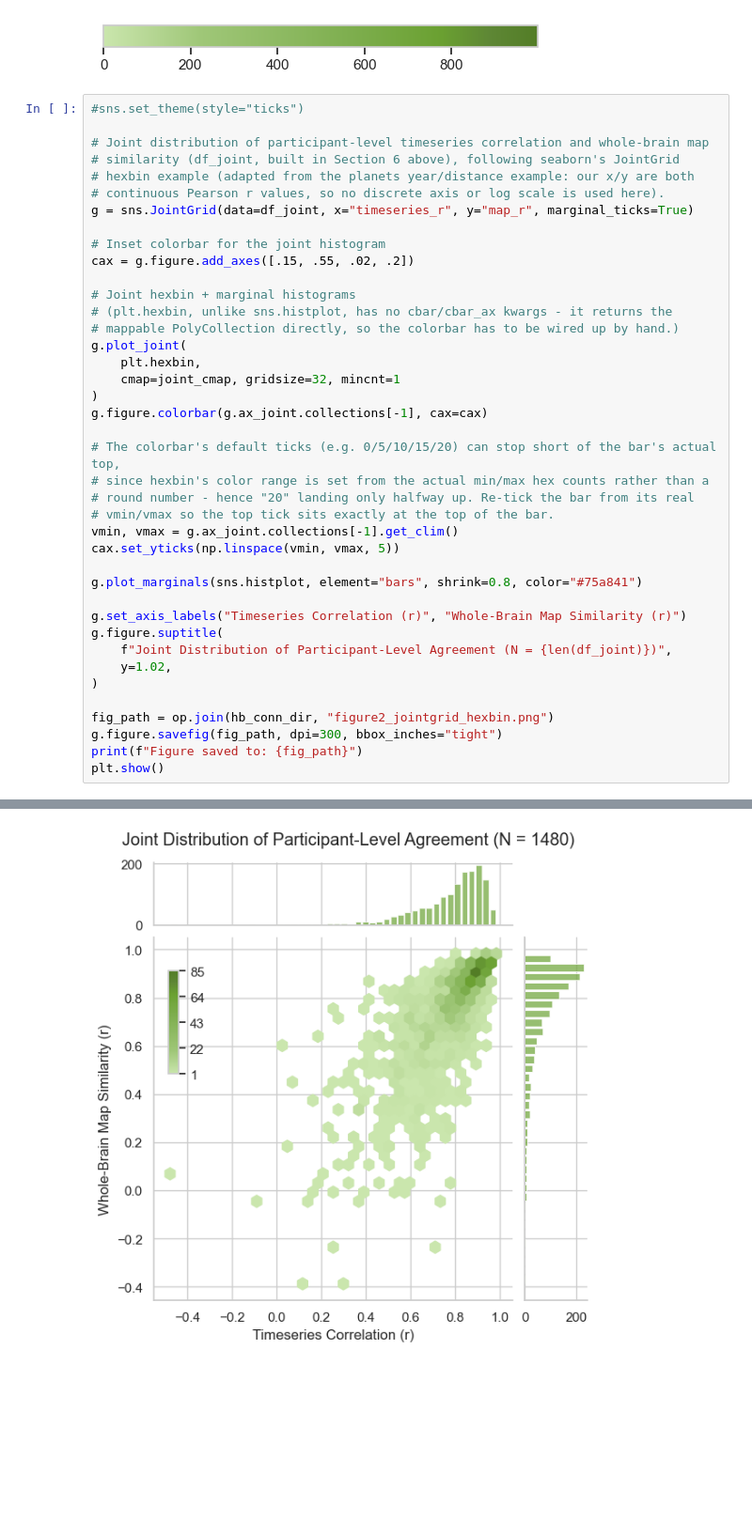
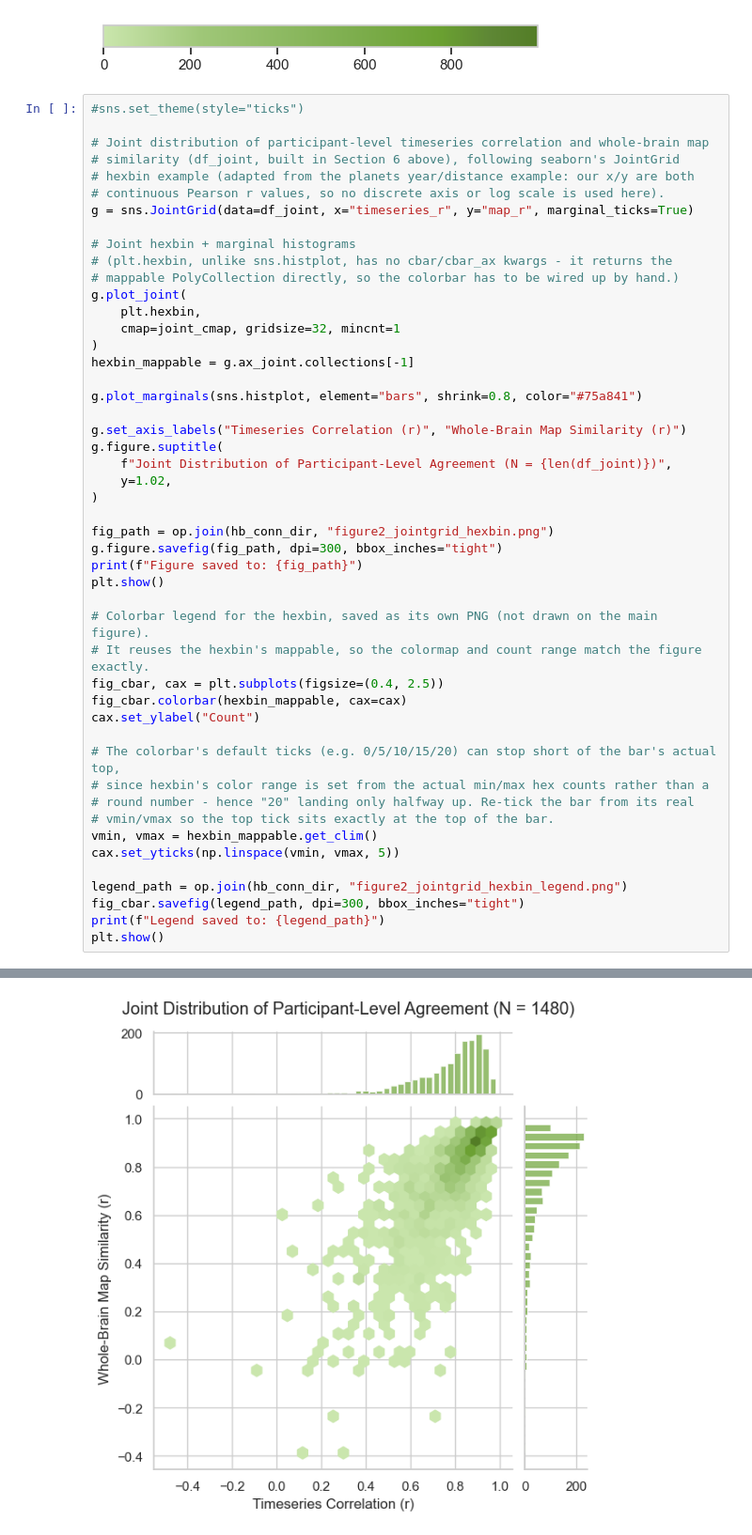
Before and after one commit to chlohamp/habenula-comparison, a Jupyter notebook: 2aiii-pairedttest.ipynb, the cells around one changed output, grey strips where cells are left out. Shown at 94% size. Drawn from its saved outputs; the diff is of its cells as text; blank space fills up the shorter version.

Commit message:
save legends on the side

```diff
--- a/2aiii-pairedttest.ipynb
+++ b/2aiii-pairedttest.ipynb
@@ -394,42 +394,50 @@ plt.close()
 #sns.set_theme(style="ticks")
 
 # Joint distribution of participant-level timeseries correlation and whole-brain map
 # similarity (df_joint, built in Section 6 above), following seaborn's JointGrid
 # hexbin example (adapted from the planets year/distance example: our x/y are both
 # continuous Pearson r values, so no discrete axis or log scale is used here).
 g = sns.JointGrid(data=df_joint, x="timeseries_r", y="map_r", marginal_ticks=True)
 
-# Inset colorbar for the joint histogram
-cax = g.figure.add_axes([.15, .55, .02, .2])
-
 # Joint hexbin + marginal histograms
 # (plt.hexbin, unlike sns.histplot, has no cbar/cbar_ax kwargs - it returns the
 # mappable PolyCollection directly, so the colorbar has to be wired up by hand.)
 g.plot_joint(
     plt.hexbin,
     cmap=joint_cmap, gridsize=32, mincnt=1
 )
-g.figure.colorbar(g.ax_joint.collections[-1], cax=cax)
-
-# The colorbar's default ticks (e.g. 0/5/10/15/20) can stop short of the bar's actual top,
-# since hexbin's color range is set from the actual min/max hex counts rather than a
-# round number - hence "20" landing only halfway up. Re-tick the bar from its real
-# vmin/vmax so the top tick sits exactly at the top of the bar.
-vmin, vmax = g.ax_joint.collections[-1].get_clim()
-cax.set_yticks(np.linspace(vmin, vmax, 5))
+hexbin_mappable = g.ax_joint.collections[-1]
 
 g.plot_marginals(sns.histplot, element="bars", shrink=0.8, color="#75a841")
 
 g.set_axis_labels("Timeseries Correlation (r)", "Whole-Brain Map Similarity (r)")
 g.figure.suptitle(
     f"Joint Distribution of Participant-Level Agreement (N = {len(df_joint)})",
     y=1.02,
 )
 
 fig_path = op.join(hb_conn_dir, "figure2_jointgrid_hexbin.png")
 g.figure.savefig(fig_path, dpi=300, bbox_inches="tight")
 print(f"Figure saved to: {fig_path}")
 plt.show()
+
+# Colorbar legend for the hexbin, saved as its own PNG (not drawn on the main figure).
+# It reuses the hexbin's mappable, so the colormap and count range match the figure exactly.
+fig_cbar, cax = plt.subplots(figsize=(0.4, 2.5))
+fig_cbar.colorbar(hexbin_mappable, cax=cax)
+cax.set_ylabel("Count")
+
+# The colorbar's default ticks (e.g. 0/5/10/15/20) can stop short of the bar's actual top,
+# since hexbin's color range is set from the actual min/max hex counts rather than a
+# round number - hence "20" landing only halfway up. Re-tick the bar from its real
+# vmin/vmax so the top tick sits exactly at the top of the bar.
+vmin, vmax = hexbin_mappable.get_clim()
+cax.set_yticks(np.linspace(vmin, vmax, 5))
+
+legend_path = op.join(hb_conn_dir, "figure2_jointgrid_hexbin_legend.png")
+fig_cbar.savefig(legend_path, dpi=300, bbox_inches="tight")
+print(f"Legend saved to: {legend_path}")
+plt.show()
 # %% [output]
 Figure saved to: ./dset/derivatives/hb-conn/figure2_jointgrid_hexbin.png
-[figure, old version]
+[figure, new version]
```
Also changed, not shown: parts of 1 cell of this notebook, 1 other file.
